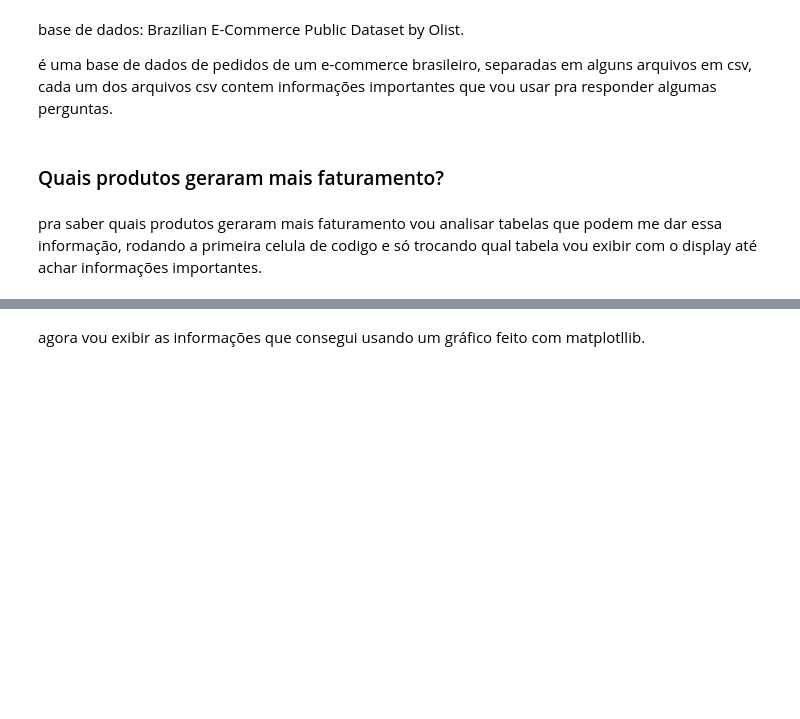
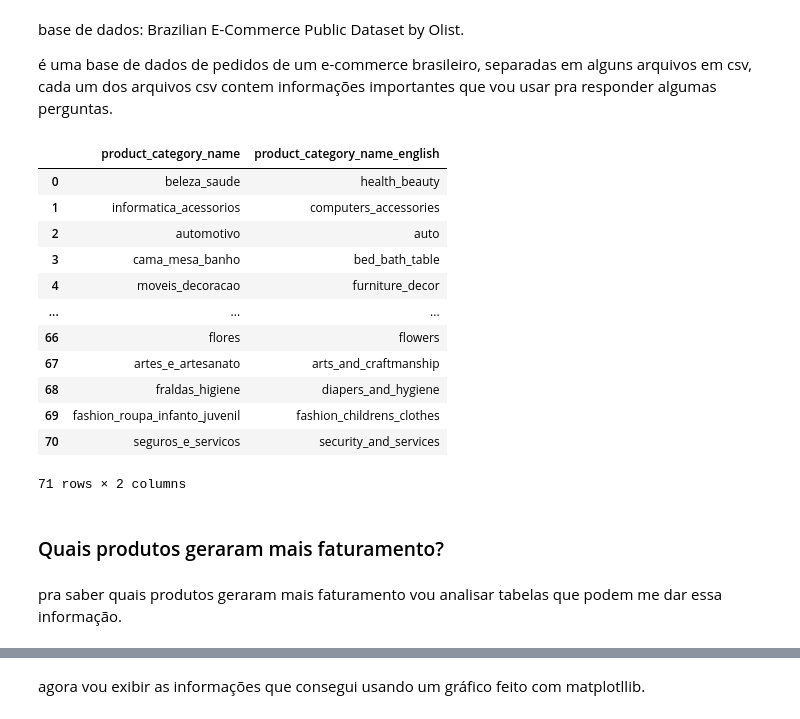
Before and after one commit to jgabryelp/projeto-analise-de-dados-ecommerce-, a Jupyter notebook: analiseseccomerce.ipynb, the cells around one changed output, grey strips where cells are left out. Saved outputs shown, nothing was run; the diff lists cells and outputs as text; code cells hidden in the pictures; blank space fills up the shorter version.

```diff
--- a/analiseseccomerce.ipynb
+++ b/analiseseccomerce.ipynb
@@ -7,30 +7,44 @@ base de dados: Brazilian E-Commerce Public Dataset by Olist.
 # %%
 import pandas as  pd #pd é um apelido muito usado pro pandas, que vai ser nossa principal biblioteca pra analisar as bases de dados
 import matplotlib.pyplot as plt #plt também é um apelido muito usado pro matplotlib, nossa biblioteca para trabalhar com gráficos
 
 tabelaclientes = pd.read_csv("olist_customers_dataset.csv") #importando as bases de dados do dataset usando o nome dos arquivos de cada base
 
 tabelalocalizaçoes = pd.read_csv("olist_geolocation_dataset.csv")
 
 tabelainfopedidos = pd.read_csv("olist_order_items_dataset.csv")
 
 tabelapagamentos = pd.read_csv("olist_order_payments_dataset.csv")
 
 tabelaavaliaçoes = pd.read_csv("olist_order_reviews_dataset.csv")
 
 tabelapedidos = pd.read_csv("olist_orders_dataset.csv")
 
 tabelaprodutos = pd.read_csv("olist_products_dataset.csv")
 
 tabelavendedores = pd.read_csv("olist_sellers_dataset.csv")
 
 tabelacategoriaprodutos = pd.read_csv("product_category_name_translation.csv")
 
-display(tabelaavaliaçoes) #exibindo as tabelas pra ter uma visualização do conteúdo
+display(tabelacategoriaprodutos) #exibindo as tabelas pra ter uma visualização do conteúdo
+# %% [output]
+|  | product_category_name | product_category_name_english |
+| 0 | beleza_saude | health_beauty |
+| 1 | informatica_acessorios | computers_accessories |
+| 2 | automotivo | auto |
+| 3 | cama_mesa_banho | bed_bath_table |
+| 4 | moveis_decoracao | furniture_decor |
+| ... | ... | ... |
+| 66 | flores | flowers |
+| 67 | artes_e_artesanato | arts_and_craftmanship |
+| 68 | fraldas_higiene | diapers_and_hygiene |
+| 69 | fashion_roupa_infanto_juvenil | fashion_childrens_clothes |
+| 70 | seguros_e_servicos | security_and_services |
+71 rows × 2 columns
 # %% [markdown]
 ### Quais produtos geraram mais faturamento?
 # %% [markdown]
-pra saber quais produtos geraram mais faturamento vou analisar tabelas que podem me dar essa informação, rodando a primeira celula de codigo e só trocando qual tabela vou exibir com o display até achar informações importantes.
+pra saber quais produtos geraram mais faturamento vou analisar tabelas que podem me dar essa informação.
 # %%
 produtosquemaisfaturam = tabelainfopedidos[["product_id", "price", "freight_value"]].merge(tabelaprodutos[["product_id", "product_category_name"]], on="product_id") #a tabela infopedidos nos dá 3 informções importantes, o preço, valor do frete e id do produto, por isso separei elas em outro dataframe junto com as categorias dos produtos
 produtosquemaisfaturam = produtosquemaisfaturam.groupby(["product_id", "product_category_name"]).sum() #os itens da coluna product_id passam a aparecer só uma vez, e os preços são somados em cada coluna restante
```
Also changed, not shown: parts of 16 cells of this notebook.
